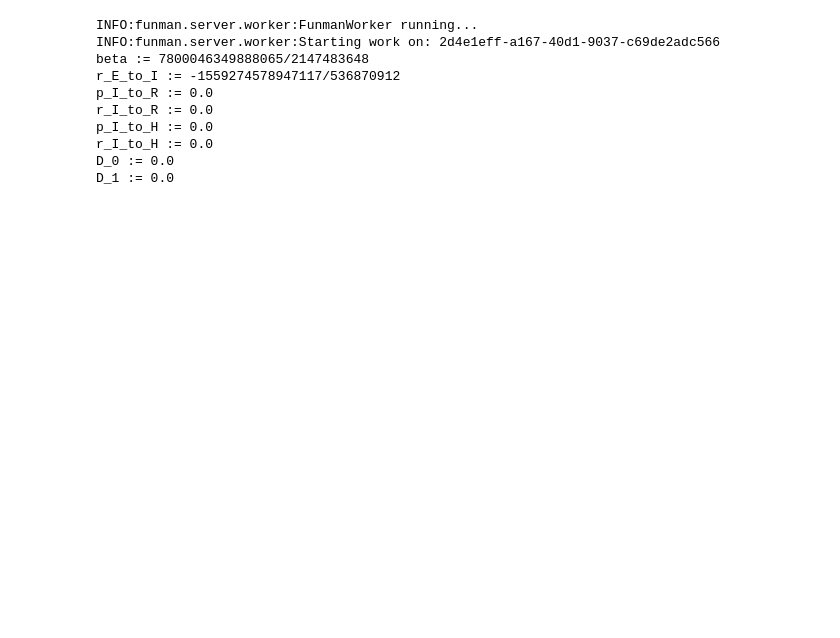
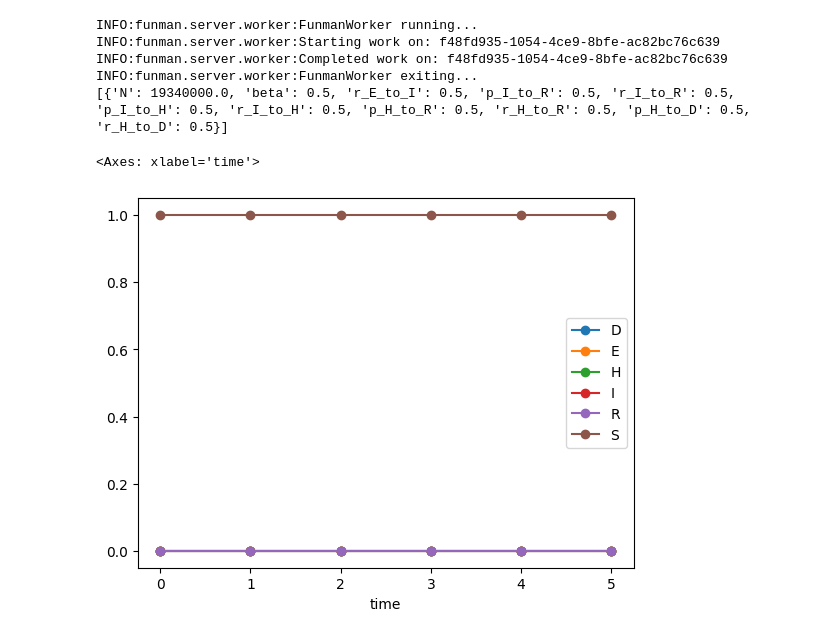
Before and after one commit to ml4ai/funman, a Jupyter notebook: notebooks/refine-constraints.ipynb, the cells around one changed output. Saved outputs shown, nothing was run; the diff lists cells and outputs as text; code cells hidden in the pictures; blank space fills up the shorter version.

Commit message:
start tests for api

```diff
--- a/notebooks/refine-constraints.ipynb
+++ b/notebooks/refine-constraints.ipynb
@@ -82,39 +95,38 @@ display(Image(filename='profile.png'))
 # %%
 # Relax the parameters to see if an alternative parameterization would work.
 model = base_model
 request = base_request.copy()
 request["parameters"] = [
     {
         "name": param,
-        "label": "any"
+        "label": "any",
+        "lb": 0.0,
+        "ub": 1.0
     } for param in parameters if param != "N"
 ]
-# request["config"]["profile"] = True
-request["config"]["substitute_subformulas"] = True
-request["config"]["simplify_query"] = True
+request["config"]["profile"] = True
+# request["config"]["substitute_subformulas"] = True
+# request["config"]["simplify_query"] = True
 
 # Restrict attention to area where the important behavior occurs
 num_steps_param = next(p for p in request["structure_parameters"] if p["name"] == "num_steps")
-num_steps_param["lb"]= 2
-num_steps_param["ub"]= 2
+num_steps_param["lb"]= 5
+num_steps_param["ub"]= 5
 
 result = Runner().run(model, request, case_out_dir=out_dir)
 points = result.parameter_space.true_points[0:1]
 point_parameters = [ {param: p.values[param] for param in parameters} for p in points]
 print(point_parameters)
 
 result.plot(points, variables=["D", "E", "H", "I", "R", "S"])
 # %% [output]
 INFO:funman.server.worker:FunmanWorker running...
-INFO:funman.server.worker:Starting work on: 2d4e1eff-a167-40d1-9037-c69de2adc566
-beta := 7800046349888065/2147483648
-r_E_to_I := -1559274578947117/536870912
-p_I_to_R := 0.0
-r_I_to_R := 0.0
-p_I_to_H := 0.0
-r_I_to_H := 0.0
-D_0 := 0.0
-D_1 := 0.0
+INFO:funman.server.worker:Starting work on: f48fd935-1054-4ce9-8bfe-ac82bc76c639
+INFO:funman.server.worker:Completed work on: f48fd935-1054-4ce9-8bfe-ac82bc76c639
+INFO:funman.server.worker:FunmanWorker exiting...
+[{'N': 19340000.0, 'beta': 0.5, 'r_E_to_I': 0.5, 'p_I_to_R': 0.5, 'r_I_to_R': 0.5, 'p_I_to_H': 0.5, 'r_I_to_H': 0.5, 'p_H_to_R': 0.5, 'r_H_to_R': 0.5, 'p_H_to_D': 0.5, 'r_H_to_D': 0.5}]
+<Axes: xlabel='time'>
+[figure, added]
 # %%
 
 os.system(f"gprof2dot -f pstats {this_dir}/profile.stats | dot -Tpng -o profile.png")
```
Also changed, not shown: parts of 4 cells of this notebook, 5 other files.
